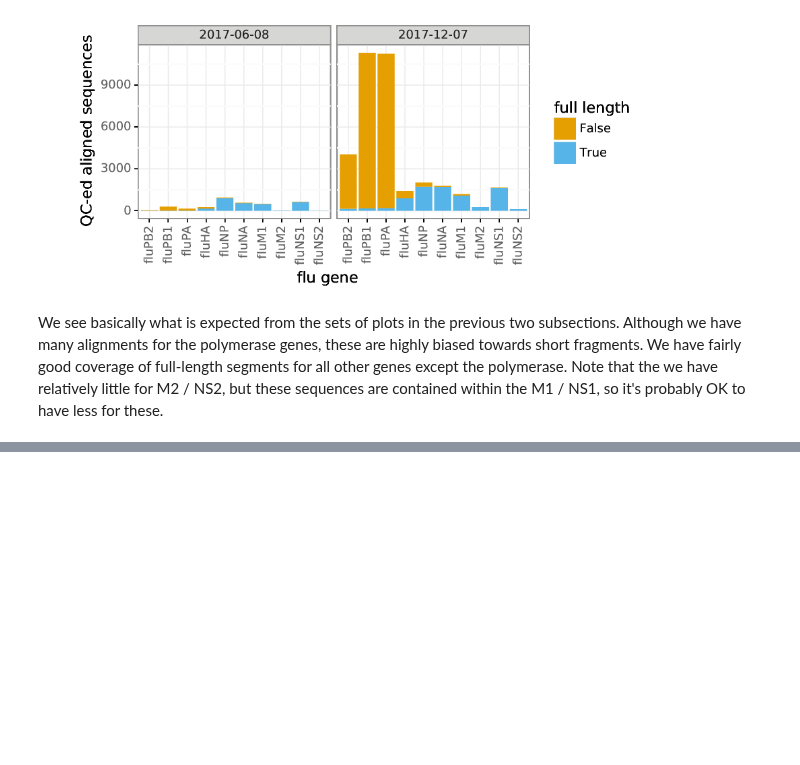
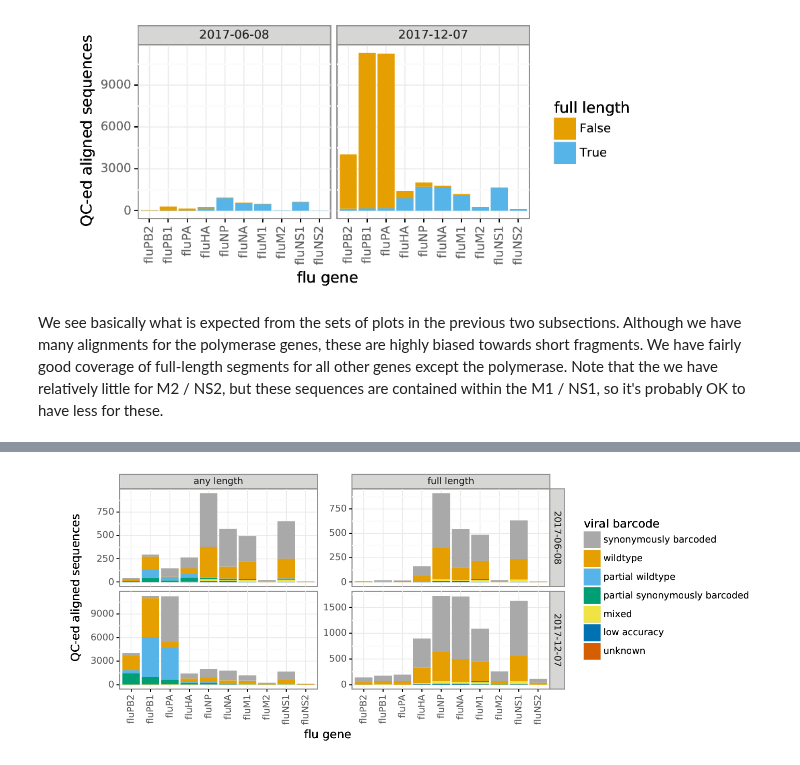
Before and after one commit to jbloomlab/IFNsorted_flu_single_cell, a Jupyter notebook: pacbio_analysis.ipynb, the cells around one changed output, grey strips where cells are left out. Saved outputs shown, nothing was run; the diff lists cells and outputs as text; code cells hidden in the pictures; blank space fills up the shorter version.

Commit message:
progress on calling viral barcodes

```diff
--- a/pacbio_analysis.ipynb
+++ b/pacbio_analysis.ipynb
@@ -288,12 +325,6 @@ Note also that in the call to `dms_tools2.pacbio.matchAndAlignCCS`, we specify t
 
 We don't require a match to the first 5 nt of each termini, as sometimes the ends of the CCS's can be "sloppy":
 # %%
-mapper = dms_tools2.minimap2.Mapper(targetfile,
-        dms_tools2.minimap2.OPTIONS_VIRUS_W_DEL,
-        target_isoforms={'fluM1':['fluM2'], 'fluM2':['fluM1'],
-                         'fluNS1':['fluNS2'], 'fluNS2':['fluNS1']})
-print("Performing alignments with minimap2 version {0}".format(mapper.version))
-
 trim_ends = 5 # trim this many off each termini
 
 df_all = dms_tools2.pacbio.matchAndAlignCCS(
@@ -305,6 +336,7 @@ df_all = dms_tools2.pacbio.matchAndAlignCCS(
         umi='N{10}',
         barcode='N{16}',
         termini3=dms_tools2.utils.reverseComplement(primer3)[ : trim_ends],
+        targetvariants=targetvariants,
         ).rename(columns={'has_spacer':'has_polyA'})
 
 print("Attempted to match and align all {0} CCSs".format(len(df_all)))
@@ -592,7 +623,7 @@ We are now going to analyze how many QC-ed alignments we have for each gene, and
 
 First, make the aligned genes a categorical variable so gene names are displayed in the desired order:
 # %%
-targetnames = [targetname for targetname, targetseq in targets]
+targetnames = list(mapper.targetseqs.keys())
 df_QC.gene_aligned_target = pandas.Categorical(df_QC.gene_aligned_target, targetnames)
 # %% [markdown]
 ### Number of alignments per gene
@@ -672,7 +703,7 @@ Given the plots above that show that for some genes, many of the alignments are
 We define an alignment as "full-length" if the alignment length (as defined immediately above) is no more than 20 nucleotides less than the expected length of the alignment target.
 # %%
 # assign target lengths and near full-length status
-target_lengths = {name:len(seq) for name, seq in targets}
+target_lengths = {name:len(seq) for name, seq in mapper.targetseqs.items()}
 df_QC = (
     df_QC
     .assign(target_length=lambda x: x.gene_aligned_target.map(target_lengths))
@@ -728,0 +755,28 @@ Index(['CCS', 'CCS_accuracy', 'CCS_length', 'CCS_qvals', 'name', 'passes',
+# %%
+# order viral barcode categories from most to least for plotting
+viralbarcode_cats = (
+    df_QC
+    .groupby(['gene_aligned_target_variant'])
+    .CCS
+    .agg('count')
+    .sort_values(ascending=False)
+    .index
+    )
+df_QC['gene_aligned_target_variant'] = pandas.Categorical(
+        df_QC['gene_aligned_target_variant'], viralbarcode_cats)
+
+viralbarcode_plot = os.path.join(aligndir, 'viralbarcodeplot.pdf')
+(ggplot(pandas.concat([
+            df_QC.assign(full_length='any length'),
+            df_QC.query('full_length').assign(full_length='full length')]),
+        aes('gene_aligned_target')) +
+    geom_bar(aes(fill='gene_aligned_target_variant')) +
+    facet_grid('samplename ~ full_length', scales='free_y') +
+    scale_fill_manual(COLOR_BLIND_PALETTE_GRAY, name='viral barcode') +
+    theme(axis_text_x=element_text(angle=90, hjust=0.5), panel_spacing_x=0.5) +
+    ylab('QC-ed aligned sequences\n') +
+    xlab('flu gene')
+    ).save(viralbarcode_plot, width=8, height=1.5 * (len(seqruns) + 0.5))
+showPDF(viralbarcode_plot)
+# %% [output]
+[figure, added]
```
Also changed, not shown: parts of 18 cells of this notebook.
